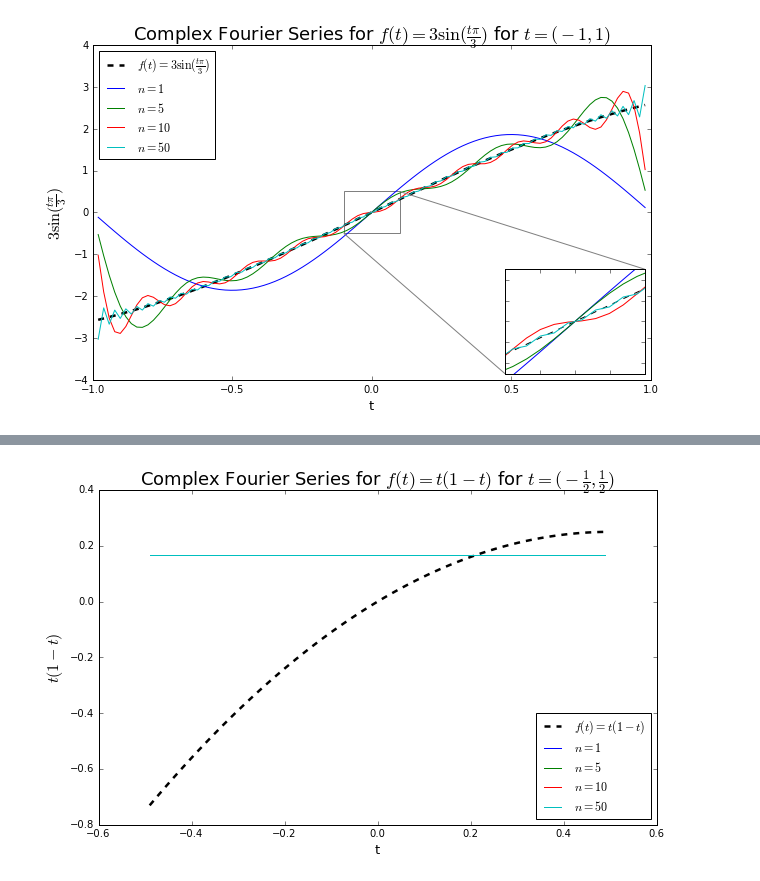
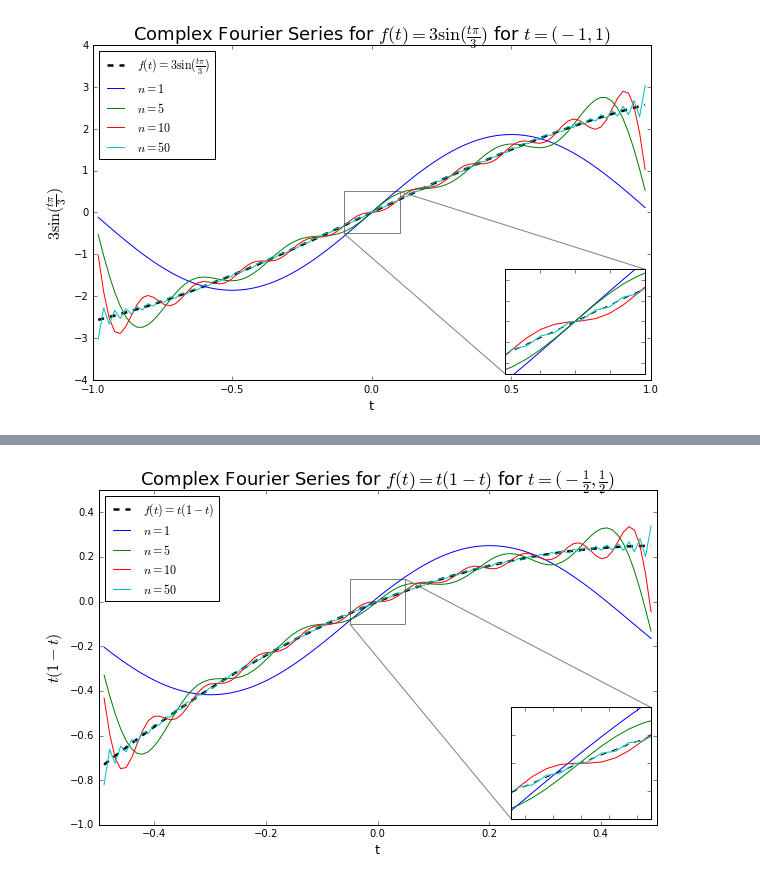
Before and after one commit to Mongoos/PHY201_Projects, a Jupyter notebook: group_proj_3_31_plotting.ipynb, the cells around one changed output, grey strips where cells are left out. Cells and saved outputs as stored; diff of their text form; code cells hidden in the pictures.

```diff
--- a/group_proj_3_31_plotting.ipynb
+++ b/group_proj_3_31_plotting.ipynb
@@ -15,12 +15,15 @@ def main_1(n):
 
     def c_n2(n):
         """Finds constants for n terms in part (b)"""
-        return (-1) / (2*(np.pi**2)*(n**2))
+        return (-1) / ((np.pi**2)*(n**2))
 
-    def c_n3(n):
+    def c_n3(n, extra_term=False):
         """Finds constants for n terms in part (c)"""
-        return ((-1)**n*(1+np.pi*n)) / (2*(np.pi**2)*(n**2))
-
+        #return ((-1)**n*(-1-np.pi*n)) / (2*(np.pi**2)*(n**2))
+        if extra_term==False:
+            return 2*((-1)**n) / (2*(np.pi**2)*(n**2))
+        else:
+            return 2*((-1)**n) / (2*np.pi*n)
     def f_n1(n, func):
         """function values using constant c_n values"""
         lmbda = 2
@@ -57,20 +60,22 @@ def main_1(n):
                 if (i == 0):
                     sum1 = 1/6
                 else:
-                    k_n = (2*np.pi*i) / lmbda
+                    k_n = 2*np.pi*i
                     sum1 += np.cos(k_n*num)*func(i)
             item_index = np.where(t2==num)
             f_t_val2[item_index] = sum1
 
-        for num in t3:
+        for num2 in t3:
             sum2 = 0
             for i in range(-n, n+1):
                 if (i == 0):
-                    sum2 = 1/6
+                    sum2 = -1/12
                 else:
-                    k_n = (2*np.pi*i) / lmbda
-                    sum1 += np.cos(k_n*num)*func2(i)
-            item_index = np.where(t3==num)
+                    k_n = 2*np.pi*i
+                    sum2 += -np.sin(k_n*num2)*func2(i, extra_term=True) - np.cos(k_n*num2)*func2(i)
+                    #sum2 += func2(i)*(np.cosh(k_n*num2)-np.sinh(k_n*num2))
+                    #sum2 += (1/(4*np.pi**3*i**3))*(-np.pi)
+            item_index = np.where(t3==num2)
             f_t_val3[item_index] = sum2
 
         return f_t_val2, f_t_val3, t2, t3
@@ -135,6 +140,7 @@ def part_b():
     fig2 = plt.figure()
     plt.title(r"Complex Fourier Series for $f(t)=t(1-t)$ for $t=(0, 1)$",
               fontsize="18")
+    plt.axis([0, 1, 0, 0.3])
 
     # resizing graph
     fig_size = plt.rcParams["figure.figsize"]
@@ -160,29 +166,31 @@ def part_b():
     ax2.plot(t, f_t_values2, 'g', label=r"$n={0}$".format(n2))
     ax2.plot(t, f_t_values3, 'r', label=r"$n={0}$".format(n3))
     ax2.plot(t, f_t_values4, 'c', label=r"$n={0}$".format(n4))
-    ax2.legend(loc="best")
+    ax2.legend(loc=2)
     plt.xlabel("t", fontsize="13")
     plt.ylabel(r"$t(1-t)$", fontsize="16")
 
     # for smaller zoomed plot, can remove if we want.  Only there for extra detail
-#    ax_inset = zoom(ax2, 2.5, loc=2)
-#    ax_inset.plot(t, actual_f_t, 'k--')
-#    ax_inset.plot(t, f_t_values1, 'b')
-#    ax_inset.plot(t, f_t_values2, 'g')
-#    ax_inset.plot(t, f_t_values3, 'r')
-#    ax_inset.plot(t, f_t_values4, 'c')
-#    x1, x2, y1, y2 = 0, 1, -0.5, 0.5
-#    ax_inset.set_xlim(x1, x2)
-#    ax_inset.set_ylim(y1, y2)
-#    plt.yticks(visible=False)
-#    plt.xticks(visible=False)
-#    mark_inset(ax2, ax_inset, loc1=1, loc2=4, fc="none", ec="0.5")
+    ax_inset = zoom(ax2, 2.5, loc=8)
+    ax_inset.plot(t, actual_f_t, 'k--', linewidth="2")
+    ax_inset.plot(t, f_t_values1, 'b')
+    ax_inset.plot(t, f_t_values2, 'g')
+    ax_inset.plot(t, f_t_values3, 'r')
+    ax_inset.plot(t, f_t_values4, 'c')
+    x1, x2, y1, y2 = 0.32, 0.40, 0.21, 0.25
+    ax_inset.set_xlim(x1, x2)
+    ax_inset.set_ylim(y1, y2)
+    plt.yticks(visible=False)
+    plt.xticks(visible=False)
+    mark_inset(ax2, ax_inset, loc1=1, loc2=3, fc="none", ec="0.5")
 
 def part_c():
     """executes all functions for part (c)"""
     fig3 = plt.figure()
     plt.title(r"Complex Fourier Series for $f(t)=t(1-t)$ for $t=(-\frac{1}{2},\frac{1}{2})$",
               fontsize="18")
+    plt.axis([-1/2, 1/2, -1, 0.5])
+
 
     # resizing graph
     fig_size = plt.rcParams["figure.figsize"]
@@ -213,19 +221,18 @@ def part_c():
     plt.ylabel(r"$t(1-t)$", fontsize="16")
 
     # for smaller zoomed plot, can remove if we want.  Only there for extra detail
-#    ax_inset = zoom(ax2, 2.5, loc=2)
-#    ax_inset.plot(t, actual_f_t, 'k--')
-#    ax_inset.plot(t, f_t_values1, 'b')
-#    ax_inset.plot(t, f_t_values2, 'g')
-#    ax_inset.plot(t, f_t_values3, 'r')
-#    ax_inset.plot(t, f_t_values4, 'c')
-#    x1, x2, y1, y2 = 0, 1, -0.5, 0.5
-#    ax_inset.set_xlim(x1, x2)
-#    ax_inset.set_ylim(y1, y2)
-#    plt.yticks(visible=False)
-#    plt.xticks(visible=False)
-#    mark_inset(ax2, ax_inset, loc1=1, loc2=4, fc="none", ec="0.5")
-# this will go at end of program
+    ax_inset = zoom(ax3, 2.5, loc=4)
+    ax_inset.plot(t, actual_f_t, 'k--')
+    ax_inset.plot(t, f_t_values1, 'b')
+    ax_inset.plot(t, f_t_values2, 'g')
+    ax_inset.plot(t, f_t_values3, 'r')
+    ax_inset.plot(t, f_t_values4, 'c')
+    x1, x2, y1, y2 = -0.05, 0.05, -0.1, 0.1
+    ax_inset.set_xlim(x1, x2)
+    ax_inset.set_ylim(y1, y2)
+    plt.yticks(visible=False)
+    plt.xticks(visible=False)
+    mark_inset(ax3, ax_inset, loc1=1, loc2=3, fc="none", ec="0.5")
 
 if __name__ == '__main__':
     part_a()
@@ -237 +244 @@ if __name__ == '__main__':
-[figure, old version]
+[figure, new version]
```
Also changed, not shown: parts of 1 cell of this notebook.
